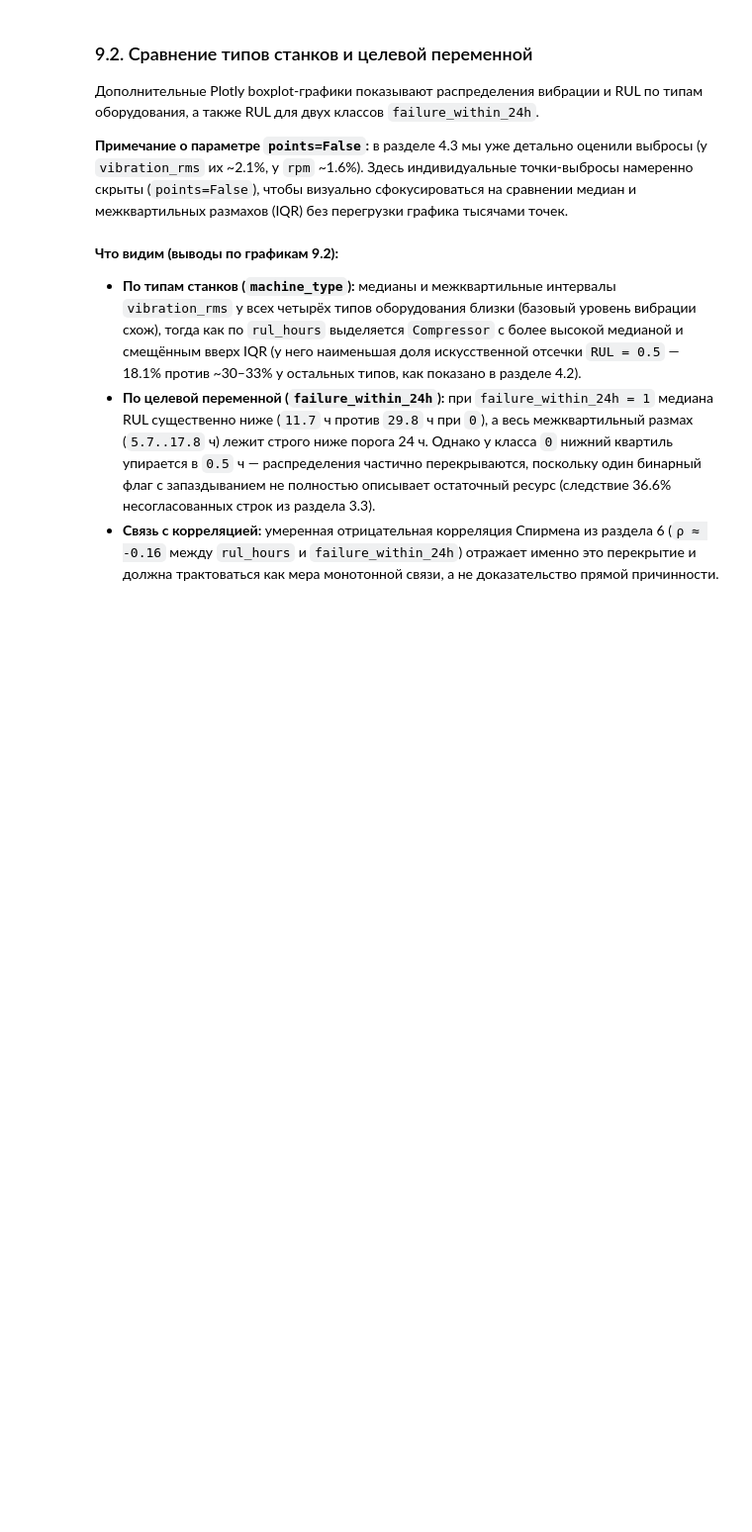
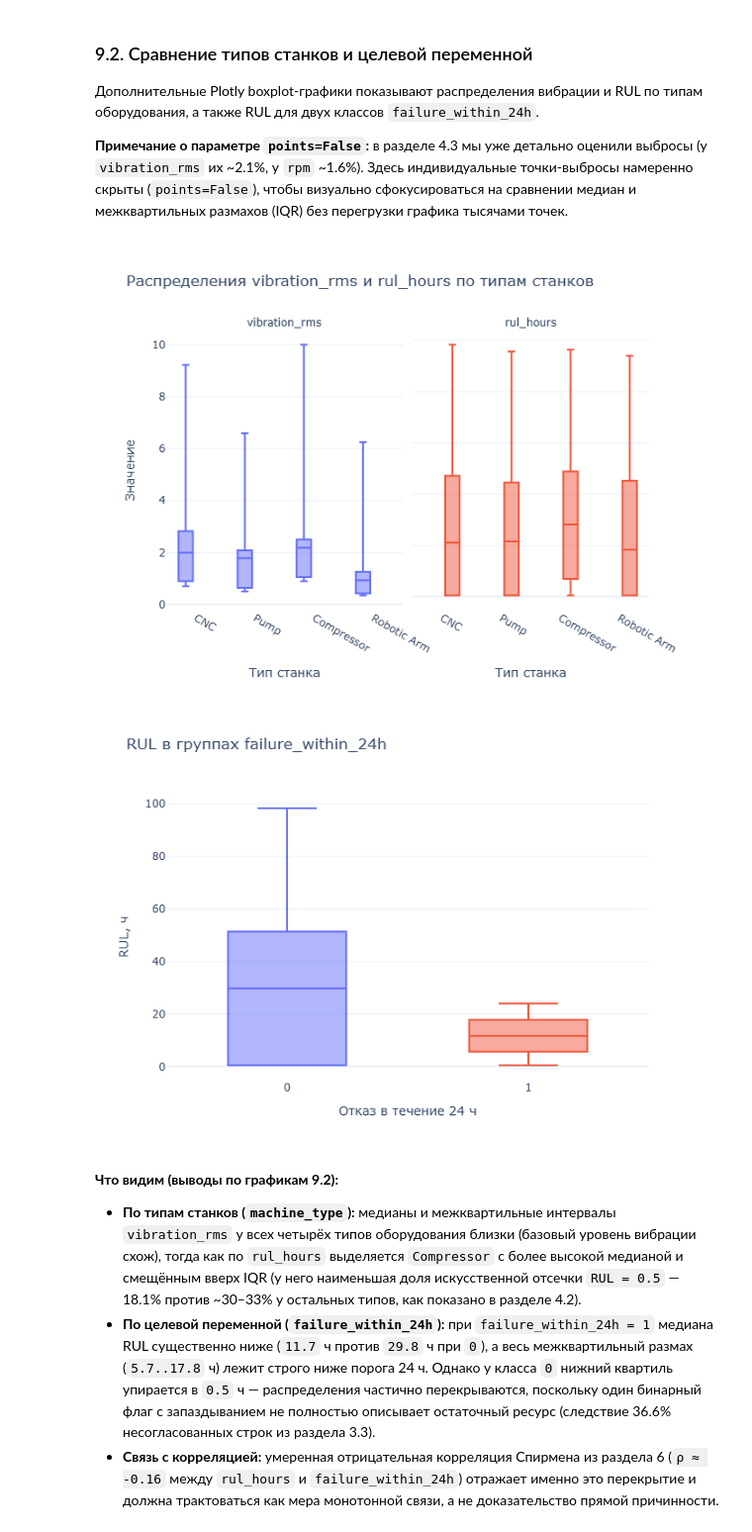
Before and after one commit to FStrike376/Industrial-Dataset, a Jupyter notebook: notebooks/EDA.ipynb, the cells around one changed output. Shown at 99% size. Saved outputs shown, nothing was run; the diff lists cells and outputs as text; code cells hidden in the pictures; blank space fills up the shorter version.

```diff
--- a/notebooks/EDA.ipynb
+++ b/notebooks/EDA.ipynb
@@ -528,33 +713,28 @@ fig.show()
 # %%
 box_long = df[["machine_type", "vibration_rms", "rul_hours"]].melt(
     id_vars="machine_type", var_name="Показатель", value_name="Значение"
 ).dropna()
 fig = px.box(
     box_long, x="machine_type", y="Значение", color="Показатель",
     facet_col="Показатель", points=False,
     title="Распределения vibration_rms и rul_hours по типам станков",
     labels={"machine_type":"Тип станка", "Значение":"Значение"}
 )
 fig.update_yaxes(matches=None)
 fig.for_each_annotation(lambda a: a.update(text=a.text.split("=")[-1]))
 fig.update_layout(showlegend=False)
 fig.show()
 
 fig = px.box(
     df, x="failure_within_24h", y="rul_hours", color="failure_within_24h",
     points=False, title="RUL в группах failure_within_24h",
     labels={"failure_within_24h":"Отказ в течение 24 ч", "rul_hours":"RUL, ч"}
 )
 fig.update_layout(showlegend=False)
 fig.show()
-
-print(
-    "Что видим по графикам 9.2:\n"
-    "- Медианы и IQR vibration_rms по типам станков очень близки (~0.66-0.75 мм/с).\n"
-    "- По rul_hours заметен сдвиг у Compressor (медиана выше за счёт меньшей доли нижней отсечки 0.5 ч).\n"
-    "- В разрезе failure_within_24h медиана RUL падает с 29.8 ч (при 0) до 11.7 ч (при 1), "
-    "однако у класса 0 нижний квартиль равен 0.5 ч — распределения перекрываются из-за несогласованности таргета (см. п. 3.3 и 5.2)."
-)
+# %% [output]
+[figure, added]
+[figure, added]
 # %% [markdown]
 **Что видим (выводы по графикам 9.2):**
 
```
Also changed, not shown: parts of 22 cells of this notebook.
